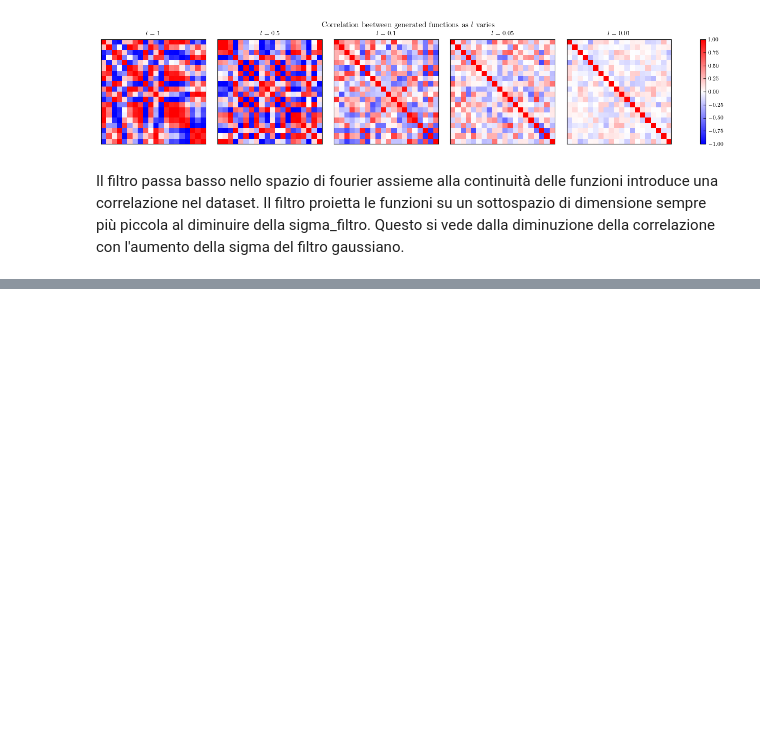
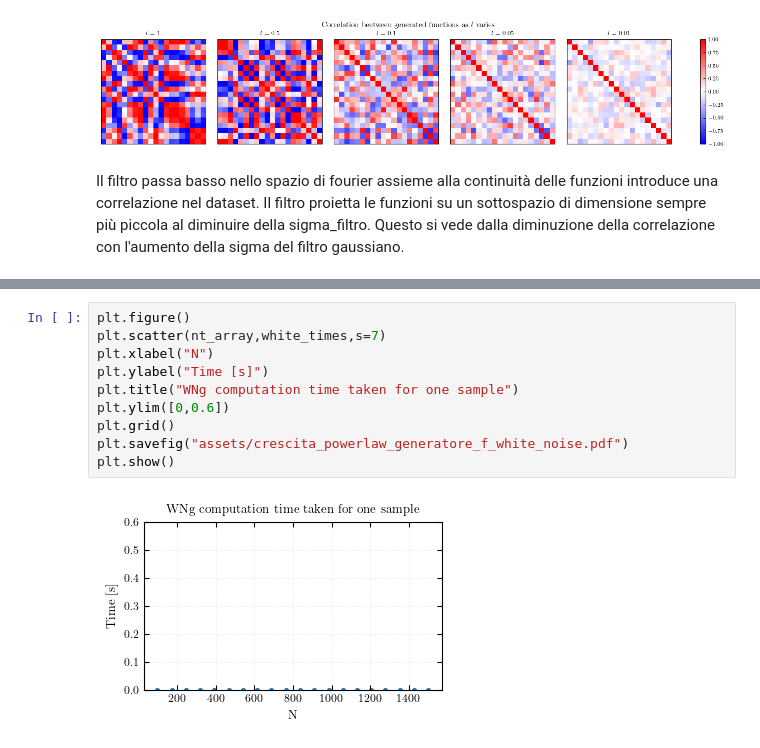
Before and after one commit to Sparisi01/RPM_implementation, a Jupyter notebook: test_random_function_generator.ipynb, the cells around one changed output, grey strips where cells are left out. Drawn from its saved outputs; the diff is of its cells as text; blank space fills up the shorter version.

```diff
--- a/test_random_function_generator.ipynb
+++ b/test_random_function_generator.ipynb
@@ -167,0 +169,12 @@ plt.show()
+# %%
+plt.figure()
+plt.scatter(nt_array,white_times,s=7)
+plt.xlabel("N")
+plt.ylabel("Time [s]")
+plt.title("WNg computation time taken for one sample")
+plt.ylim([0,0.6])
+plt.grid()
+plt.savefig("assets/crescita_powerlaw_generatore_f_white_noise.pdf")
+plt.show()
+# %% [output]
+[figure, added]
```
Also changed, not shown: parts of 4 cells of this notebook, 10 other files.
